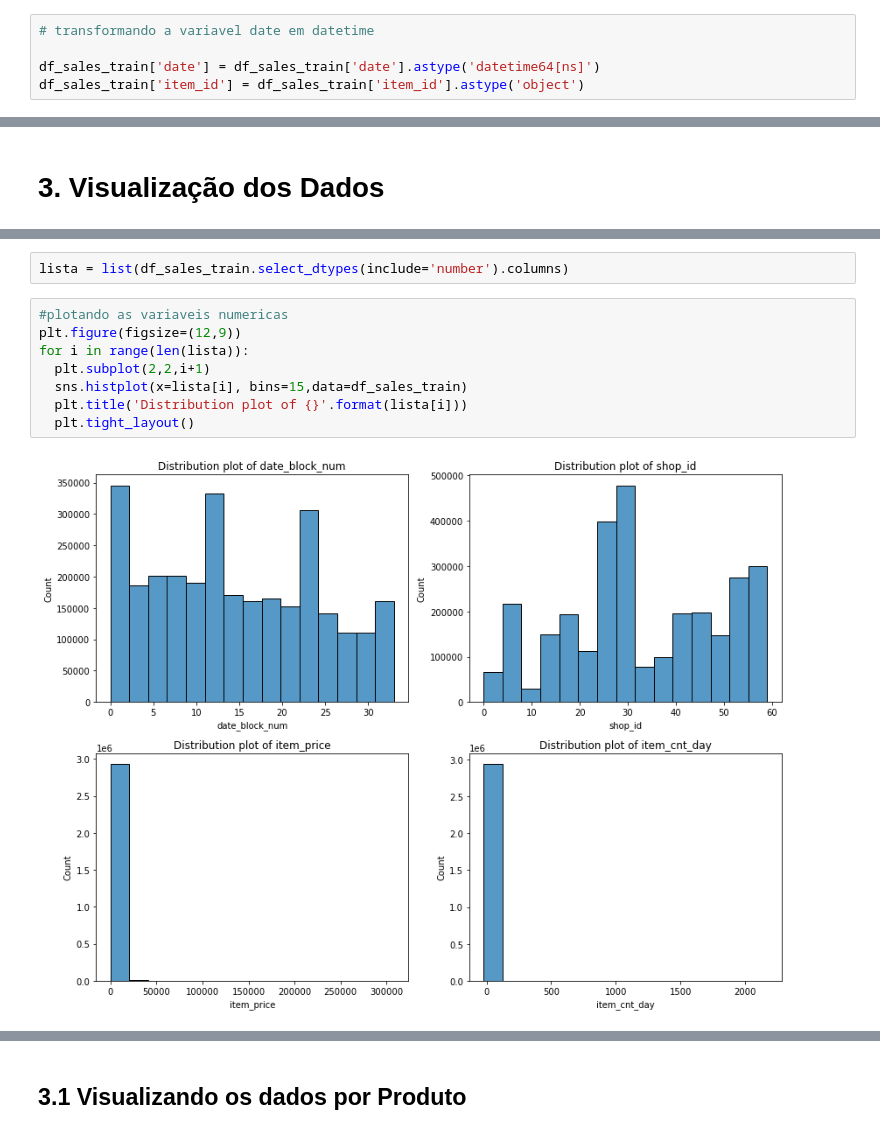
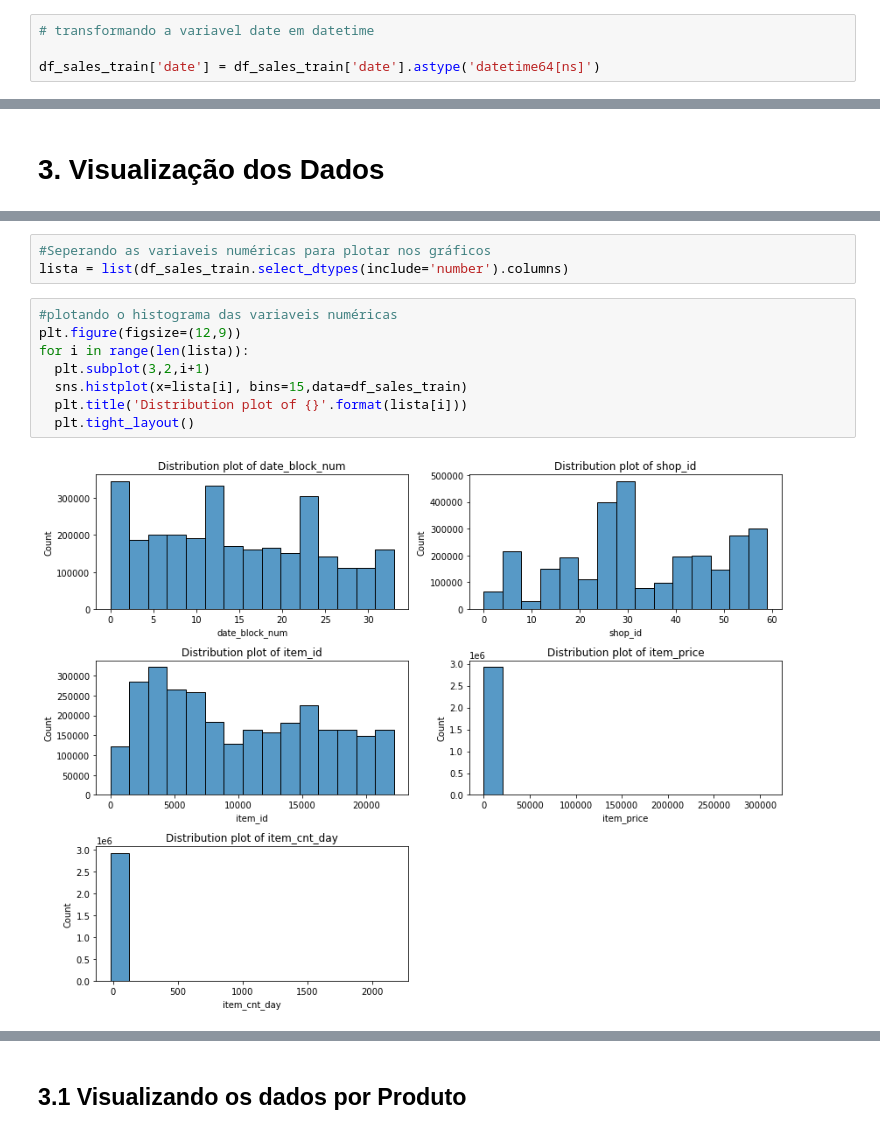
Before and after one commit to costadomar/sales_forecasting, a Jupyter notebook: analise_exploratoria.ipynb, the cells around one changed output, grey strips where cells are left out. Saved outputs shown, nothing was run; the diff lists cells and outputs as text.

```diff
--- a/analise_exploratoria.ipynb
+++ b/analise_exploratoria.ipynb
@@ -107,7 +107,6 @@ df_sales_train.describe().T
 # transformando a variavel date em datetime
 
 df_sales_train['date'] = df_sales_train['date'].astype('datetime64[ns]')
-df_sales_train['item_id'] = df_sales_train['item_id'].astype('object')
 # %% [markdown]
 Como o base de dados apresenta só 6 dados dulicados, vamos dropa-lo do datset para uma melhor análise.
 # %%
@@ -124,13 +140,14 @@ df_sales_train  = df_sales_train.sort_values(by= 'date', axis=0, ascending=True)
 # %%
+#Seperando as variaveis numéricas para plotar nos gráficos
 lista = list(df_sales_train.select_dtypes(include='number').columns)
 # %%
-#plotando as variaveis numericas
+#plotando o histograma das variaveis numéricas
 plt.figure(figsize=(12,9))
 for i in range(len(lista)):
-  plt.subplot(2,2,i+1)
+  plt.subplot(3,2,i+1)
   sns.histplot(x=lista[i], bins=15,data=df_sales_train)
   plt.title('Distribution plot of {}'.format(lista[i]))
   plt.tight_layout()
 # %% [output]
-[figure, old version]
+[figure, new version]
 # %%
```
Also changed, not shown: parts of 46 cells of this notebook.
